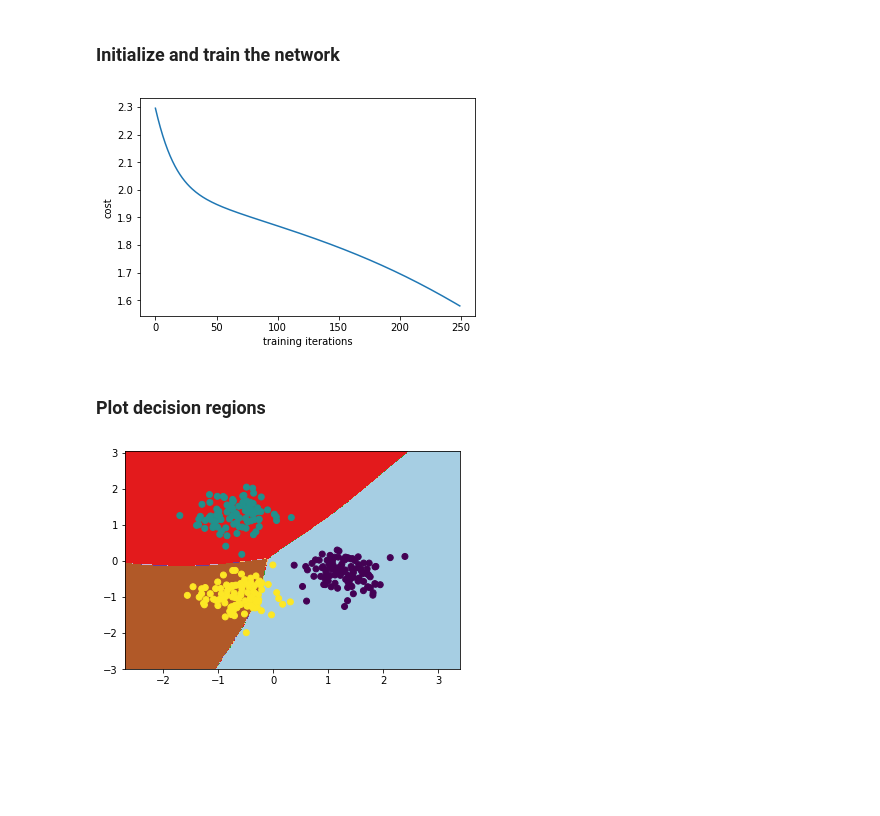
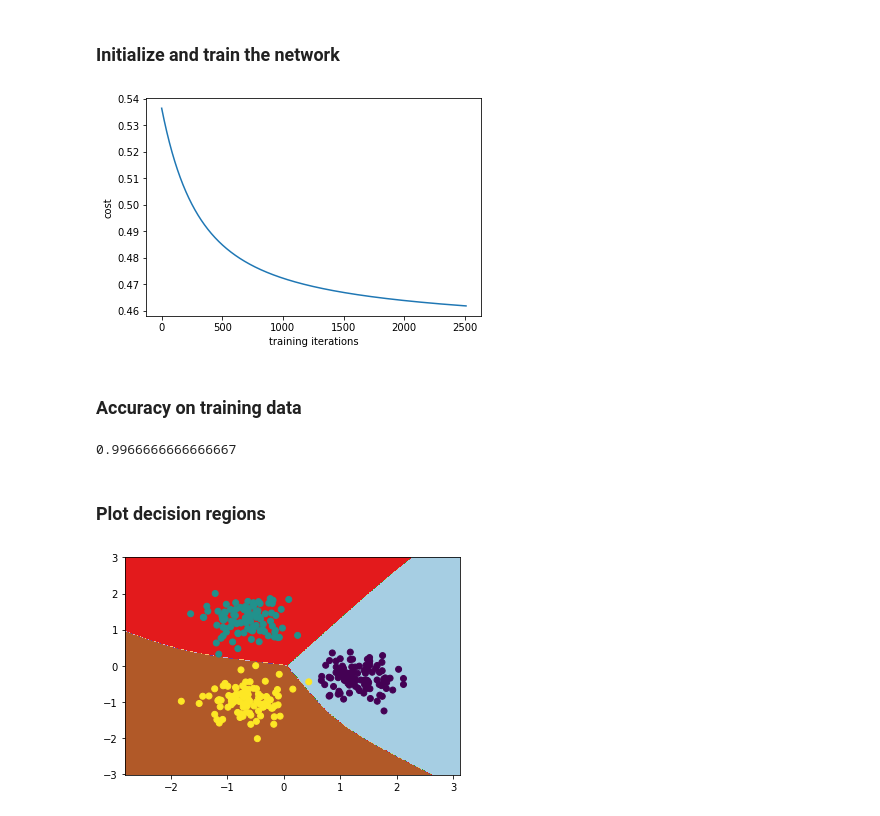
Before and after one commit to jonathanlamar/Neural-Network, a Jupyter notebook: Neural Network.ipynb, the cells around one changed output. Saved outputs shown, nothing was run; the diff lists cells and outputs as text; code cells hidden in the pictures; blank space fills up the shorter version.

```diff
--- a/Neural Network.ipynb
+++ b/Neural Network.ipynb
@@ -46,7 +44,9 @@ for i in range(2):
 N = neural_net([2, 4, 4, 3])
 # %%
 costs = []
-for i in range(250):
+num_minutes = 5 # Train for this many minutes.
+timeout = time.time() + 60*num_minutes
+while time.time() < timeout:
     N.train(X, y)
     costs.append(N.cost(X, y))
 # %%
@@ -55,35 +55,50 @@ plt.xlabel('training iterations')
 plt.ylabel('cost')
 plt.show()
 # %% [output]
-[figure, old version]
+[figure, new version]
+# %% [markdown]
+### Accuracy on training data
+# %%
+def predict(data):
+    outs = N.h(data)
+    vec = np.matrix([[0], [1], [2]])
+    maxes = np.max(outs, 1)
+    preds = np.floor(outs/maxes)
+    z = preds * vec
+    return np.array(z.flatten())[0]
+# %%
+accuracy = np.sum(np.matrix(predict(X)).T == z) / z.shape[0]
+accuracy
+# %% [output]
+0.9966666666666667
 # %% [markdown]
 ### Plot decision regions
 # %%
 # create a mesh to plot in
 # This only works if the input vectors are 2-dimensional and the network is a classifier
 step_size = 0.02
 x_min, x_max = X[:, 0].min() - 1, X[:, 0].max() + 1
 y_min, y_max = X[:, 1].min() - 1, X[:, 1].max() + 1
 x_coords = np.arange(x_min, x_max, step_size)
 y_coords = np.arange(y_min, y_max, step_size)
 # xx is x_coords repeated len(y_coords) times,
 # while yy is len(x_coords) copies of the first element of y_coords, followed by len(x_coords) copies of the second element, etc.
 xx, yy = np.meshgrid(x_coords, y_coords)
 coords = np.c_[xx.ravel(), yy.ravel()] # creates a (len(xcoords)*len(ycoords))x2 - dimensional array whose rows are the coordinates of the window.
 
 # Plot the decision boundary. For that, we will assign a color to each
 # point in the mesh [x_min, m_max]x[y_min, y_max].
 fig, ax = plt.subplots()
-Z = N.predict(coords)
+Z = predict(coords)
 
 # Put the result into a color plot
 Z = Z.reshape(xx.shape)
 ax.contourf(xx, yy, Z, cmap=plt.cm.Paired)
 #ax.axis('off')
 
 # Plot also the training points
 ax.scatter(X[:, 0].A1, X[:, 1].A1, c=z.A1)#, cmap=plt.cm.Paired)
 
 plt.show() # Really ugly colors, but I don't know/care how to change that.
 # %% [output]
-[figure, old version]
+[figure, new version]
```
Also changed, not shown: parts of 2 cells of this notebook, 2 other files.
